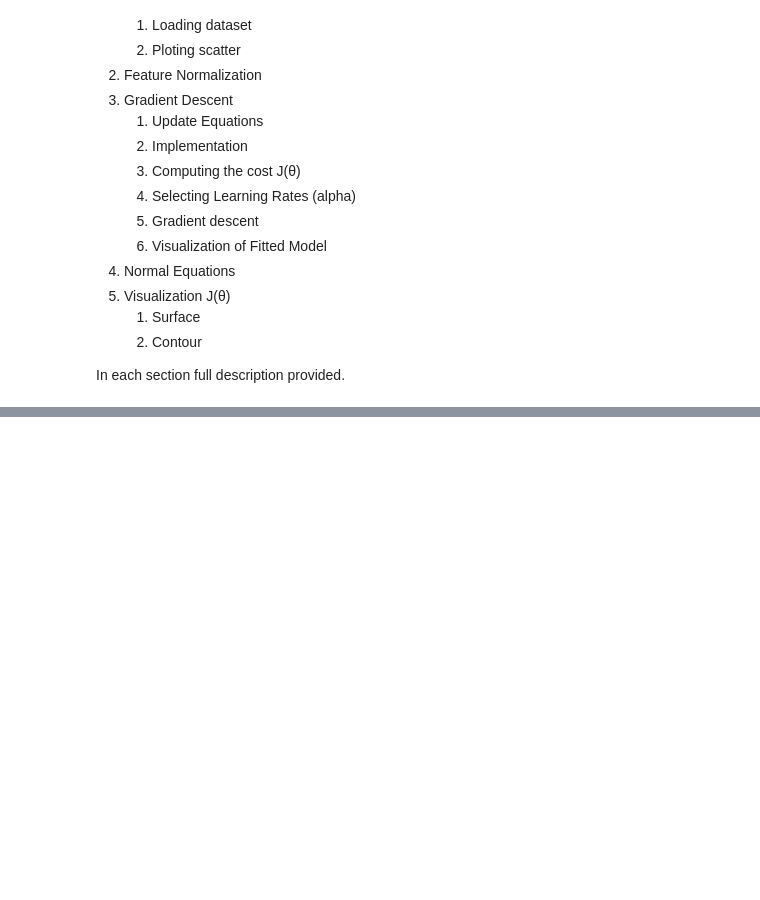
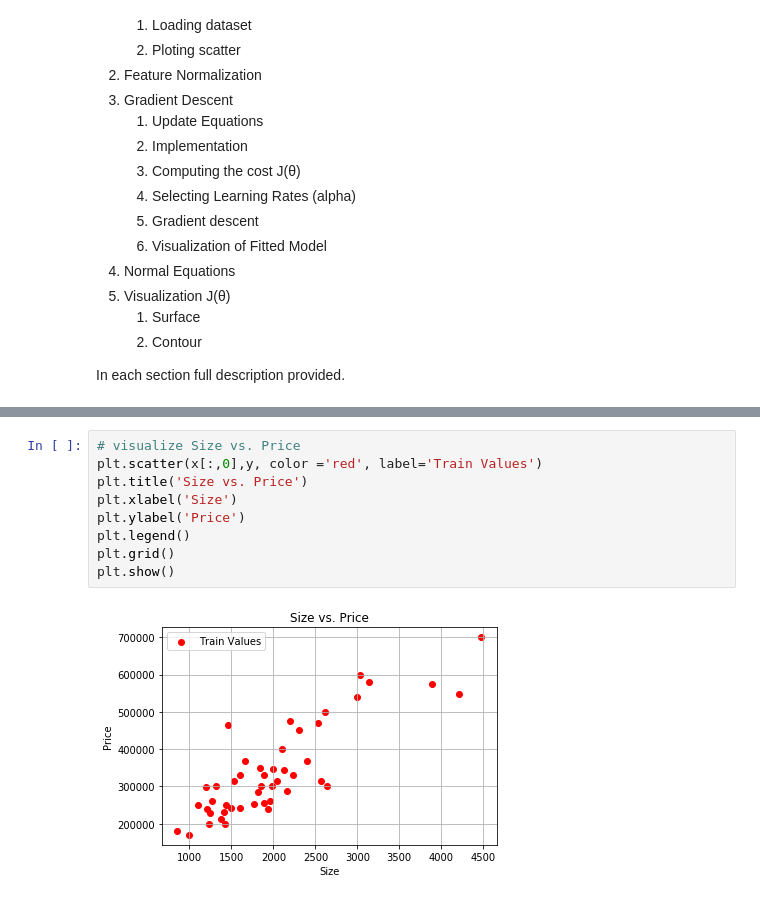
Before and after one commit to Nikronic/Coursera-Machine-Learning, a Jupyter notebook: Assignment_1/Multi Variable Linear Regression.ipynb, the cells around one changed output, grey strips where cells are left out. Drawn from its saved outputs; the diff is of its cells as text; blank space fills up the shorter version.

```diff
--- a/Assignment_1/Multi Variable Linear Regression.ipynb
+++ b/Assignment_1/Multi Variable Linear Regression.ipynb
@@ -32,0 +80,11 @@ In each section full description provided.
+# %%
+# visualize Size vs. Price
+plt.scatter(x[:,0],y, color ='red', label='Train Values')
+plt.title('Size vs. Price')
+plt.xlabel('Size')
+plt.ylabel('Price')
+plt.legend()
+plt.grid()
+plt.show()
+# %% [output]
+[figure, added]
```
Also changed, not shown: parts of 8 cells of this notebook.
